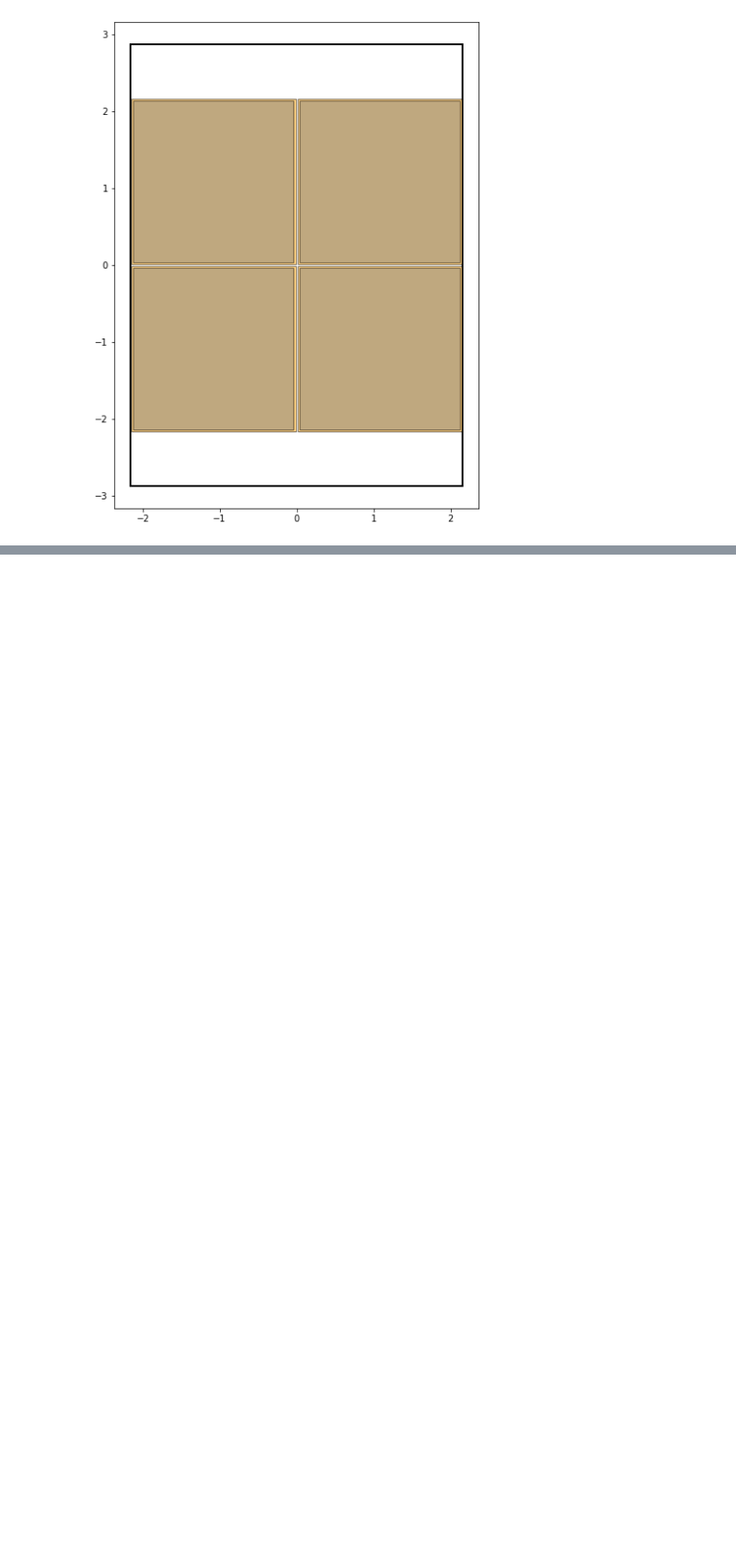
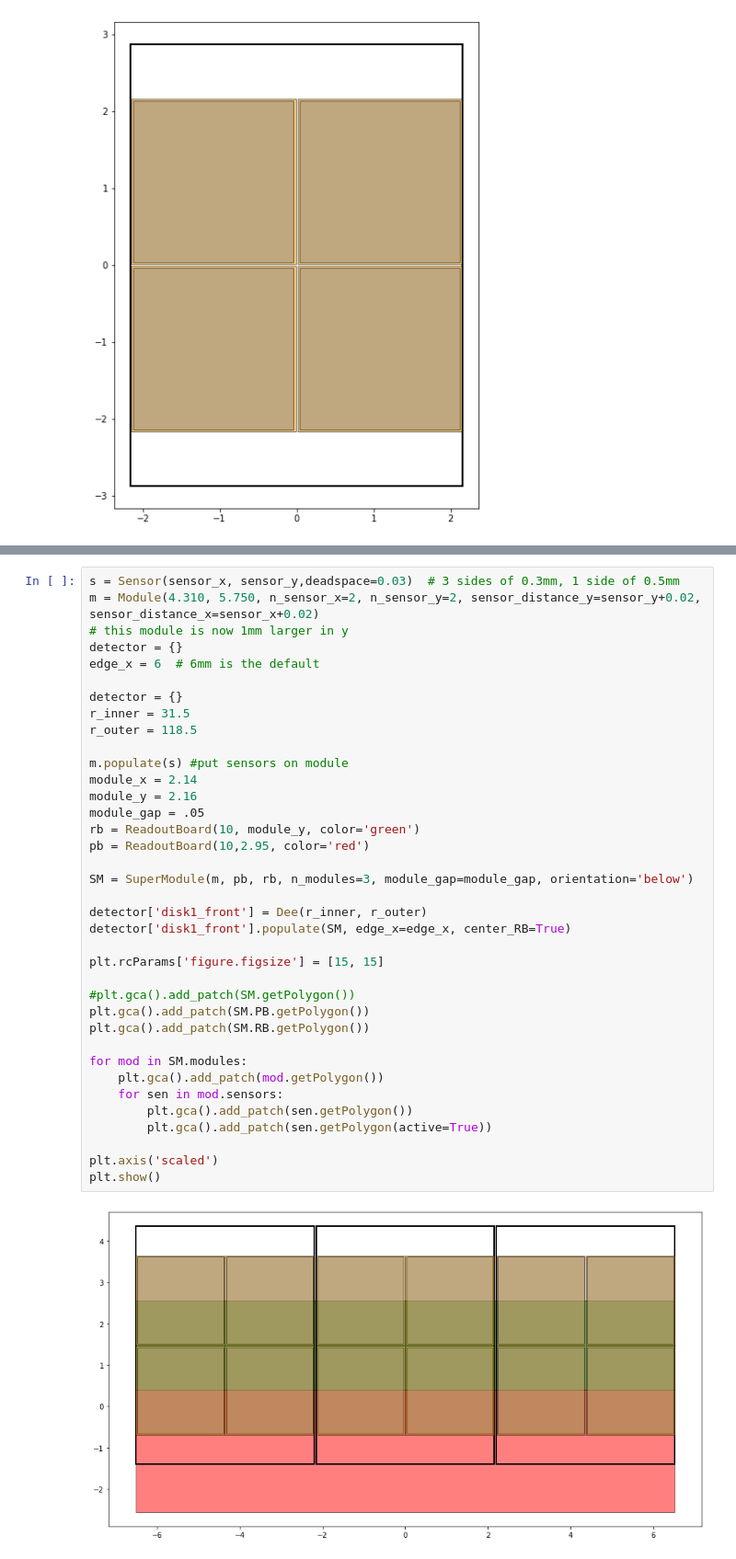
Before and after one commit to physiksgamez/ETL-SH-Design, a Jupyter notebook: layout_print.ipynb, the cells around one changed output, grey strips where cells are left out. Shown: that part at 92% size. Saved outputs shown, nothing was run; the diff lists cells and outputs as text; blank space fills up the shorter version.

Commit message:
updated the layout print file with the scaled supermodule ETL.kicad_sch-bak ETL.lib.kicad_sym

```diff
--- a/layout_print.ipynb
+++ b/layout_print.ipynb
@@ -170,0 +172,39 @@ plt.show()
+# %%
+s = Sensor(sensor_x, sensor_y,deadspace=0.03)  # 3 sides of 0.3mm, 1 side of 0.5mm
+m = Module(4.310, 5.750, n_sensor_x=2, n_sensor_y=2, sensor_distance_y=sensor_y+0.02, sensor_distance_x=sensor_x+0.02)
+# this module is now 1mm larger in y
+detector = {}
+edge_x = 6  # 6mm is the default
+
+detector = {}
+r_inner = 31.5
+r_outer = 118.5
+
+m.populate(s) #put sensors on module
+module_x = 2.14
+module_y = 2.16
+module_gap = .05
+rb = ReadoutBoard(10, module_y, color='green')
+pb = ReadoutBoard(10,2.95, color='red')
+
+SM = SuperModule(m, pb, rb, n_modules=3, module_gap=module_gap, orientation='below')
+
+detector['disk1_front'] = Dee(r_inner, r_outer)
+detector['disk1_front'].populate(SM, edge_x=edge_x, center_RB=True)
+
+plt.rcParams['figure.figsize'] = [15, 15]
+
+#plt.gca().add_patch(SM.getPolygon())
+plt.gca().add_patch(SM.PB.getPolygon())
+plt.gca().add_patch(SM.RB.getPolygon())
+
+for mod in SM.modules:
+    plt.gca().add_patch(mod.getPolygon())
+    for sen in mod.sensors:
+        plt.gca().add_patch(sen.getPolygon())
+        plt.gca().add_patch(sen.getPolygon(active=True))
+
+plt.axis('scaled')
+plt.show()
+# %% [output]
+[figure, added]
```
Also changed, not shown: parts of 2 cells of this notebook.
